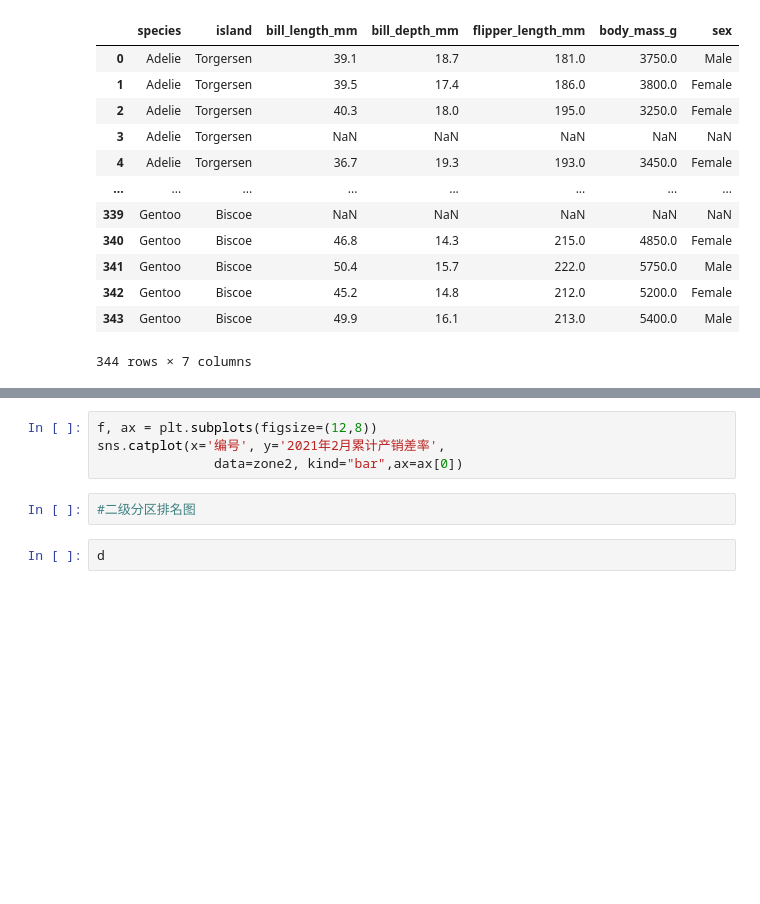
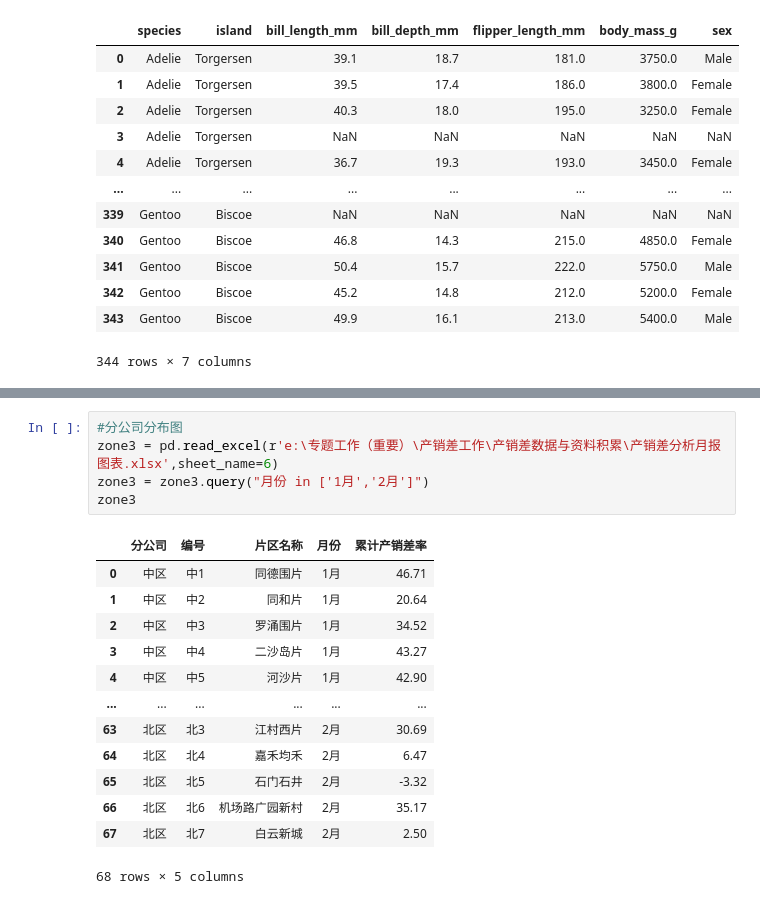
Before and after one commit to jayaston/mypyworks, a Jupyter notebook: jupyter文件/月度产销差漏损率分析报告图表.ipynb, the cells around one changed output, grey strips where cells are left out. Saved outputs shown, nothing was run; the diff lists cells and outputs as text; blank space fills up the shorter version.

```diff
--- a/jupyter文件/月度产销差漏损率分析报告图表.ipynb
+++ b/jupyter文件/月度产销差漏损率分析报告图表.ipynb
@@ -318,11 +343,22 @@ c = (
 c.render_notebook()
 # %% [output]
 <pyecharts.render.display.HTML at 0x...>
-# %%
-f, ax = plt.subplots(figsize=(12,8))
-sns.catplot(x='编号', y='2021年2月累计产销差率',
-               data=zone2, kind="bar",ax=ax[0])
-# %%
-#二级分区排名图
-# %%
-d
+# %%
+#分公司分布图
+zone3 = pd.read_excel(r'e:\专题工作（重要）\产销差工作\产销差数据与资料积累\产销差分析月报图表.xlsx',sheet_name=6)
+zone3 = zone3.query("月份 in ['1月','2月']")
+zone3
+# %% [output]
+|  | 分公司 | 编号 | 片区名称 | 月份 | 累计产销差率 |
+| 0 | 中区 | 中1 | 同德围片 | 1月 | 46.71 |
+| 1 | 中区 | 中2 | 同和片 | 1月 | 20.64 |
+| 2 | 中区 | 中3 | 罗涌围片 | 1月 | 34.52 |
+| 3 | 中区 | 中4 | 二沙岛片 | 1月 | 43.27 |
+| 4 | 中区 | 中5 | 河沙片 | 1月 | 42.90 |
+| ... | ... | ... | ... | ... | ... |
+| 63 | 北区 | 北3 | 江村西片 | 2月 | 30.69 |
+| 64 | 北区 | 北4 | 嘉禾均禾 | 2月 | 6.47 |
+| 65 | 北区 | 北5 | 石门石井 | 2月 | -3.32 |
+| 66 | 北区 | 北6 | 机场路广园新村 | 2月 | 35.17 |
+| 67 | 北区 | 北7 | 白云新城 | 2月 | 2.50 |
+68 rows × 5 columns
```
Also changed, not shown: parts of 6 cells of this notebook, 1 other file.
